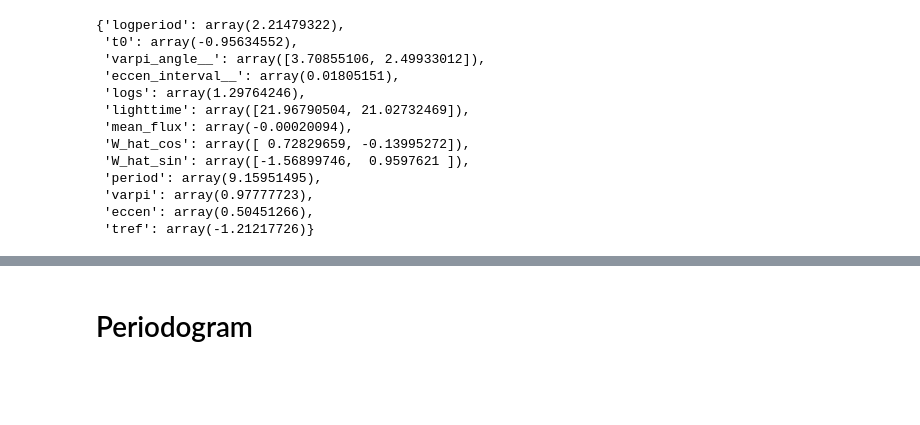
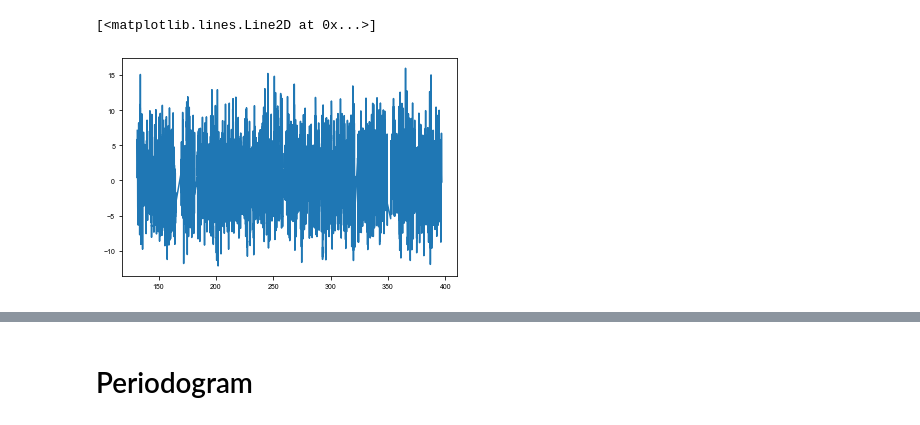
Before and after one commit to danhey/maelstrom, a Jupyter notebook: paper/notebooks/(4.2) KIC 6780873.ipynb, the cells around one changed output, grey strips where cells are left out. Drawn from its saved outputs; the diff is of its cells as text; code cells hidden in the pictures; blank space fills up the shorter version.

```diff
--- a/paper/notebooks/(4.2) KIC 6780873.ipynb
+++ b/paper/notebooks/(4.2) KIC 6780873.ipynb
@@ -50,18 +9,16 @@ plt.plot(time,flux)
-# %%
-ms.setup_orbit_model(period=9.159, eccen=0.05)
-opt = ms.optimize()
-opt
-# %% [output]
-{'logperiod': array(2.21479322),
- 't0': array(-0.95634552),
- 'varpi_angle__': array([3.70855106, 2.49933012]),
- 'eccen_interval__': array(0.01805151),
- 'logs': array(1.29764246),
- 'lighttime': array([21.96790504, 21.02732469]),
- 'mean_flux': array(-0.00020094),
- 'W_hat_cos': array([ 0.72829659, -0.13995272]),
- 'W_hat_sin': array([-1.56899746,  0.9597621 ]),
- 'period': array(9.15951495),
- 'varpi': array(0.97777723),
- 'eccen': array(0.50451266),
- 'tref': array(-1.21217726)}
+# %%
+lc = lk.search_lightcurvefile('KIC 6780873', mission='Kepler').download_all().stitch().remove_nans()
+# %%
+t, y = lc.time, lc.flux
+
+mask = t < 400
+t = t[mask]
+y = y[mask]
+# %%
+time, flux = t, (y-1)*1e3
+freq = np.array([14.18764198, 13.43633836])
+weights = np.array([1.73064022, 0.97161184])
+plt.plot(time, flux)
+# %% [output]
+[<matplotlib.lines.Line2D at 0x...>]
+[figure, added]
```
Also changed, not shown: parts of 27 cells of this notebook, 12 other files.
